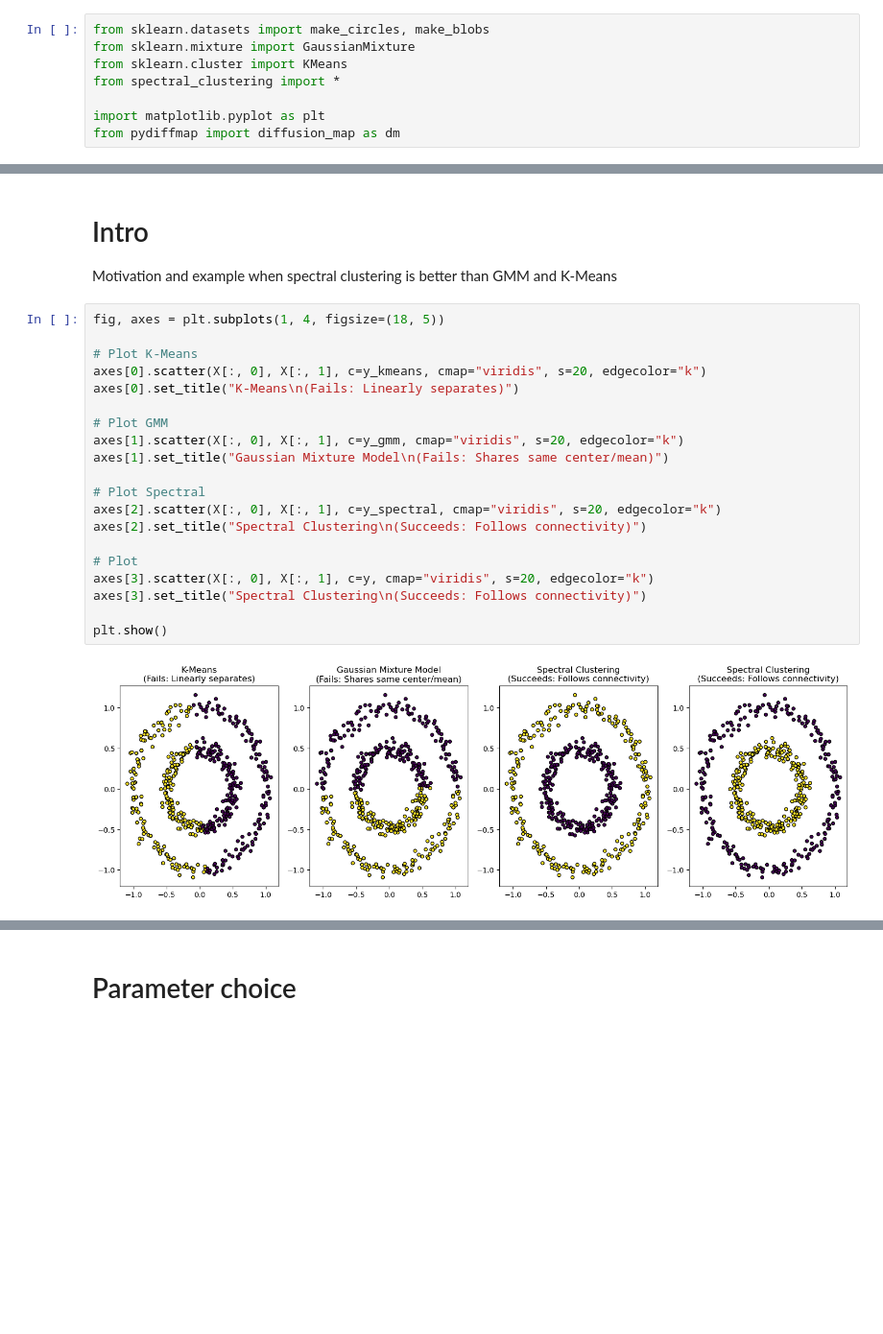
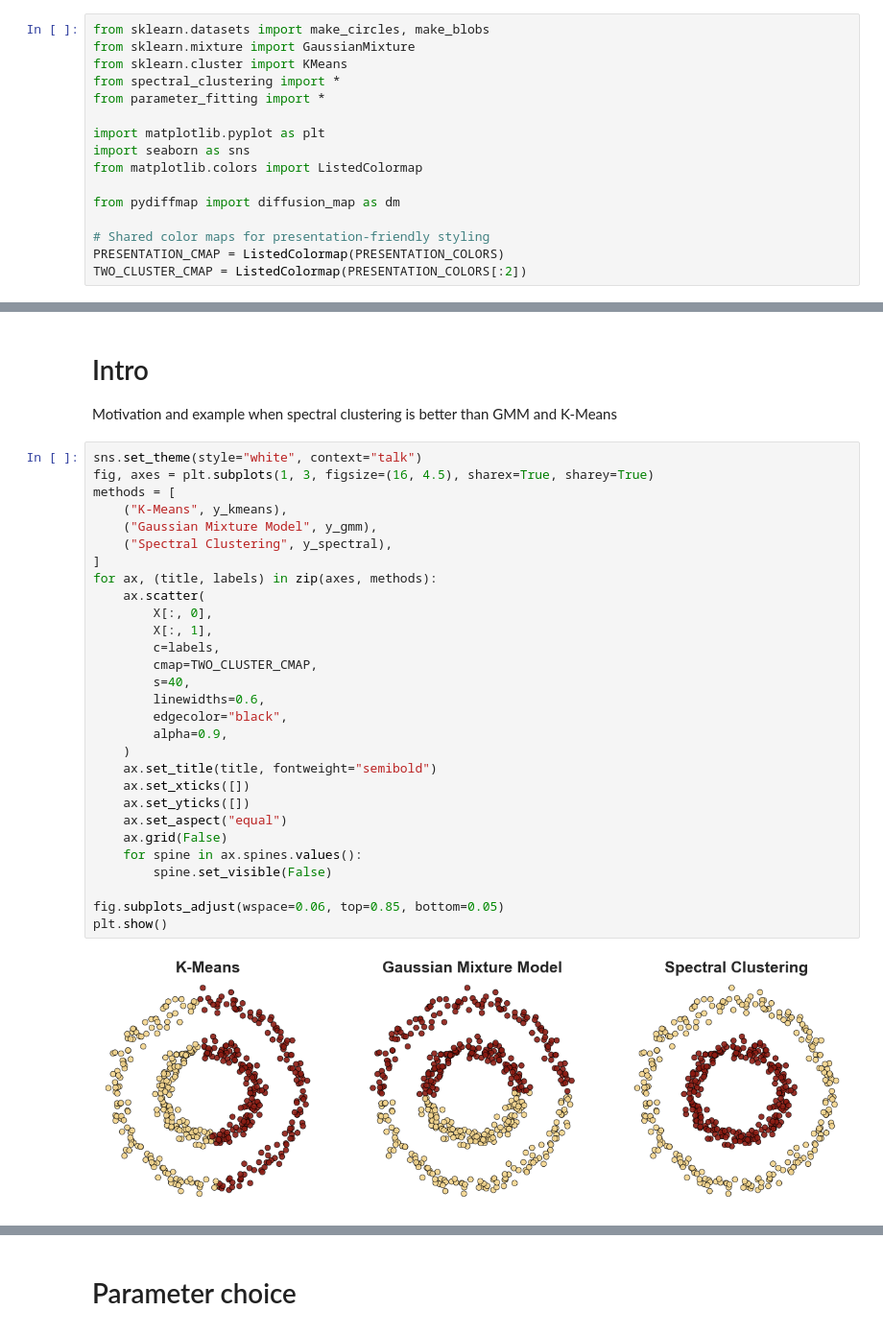
Before and after one commit to vladimirminaev/spectral_clustering, a Jupyter notebook: Notebooks/Vladimir/presentation.ipynb, the cells around one changed output, grey strips where cells are left out. Shown: that part at 96% size. Drawn from its saved outputs; the diff is of its cells as text; blank space fills up the shorter version.

```diff
--- a/Notebooks/Vladimir/presentation.ipynb
+++ b/Notebooks/Vladimir/presentation.ipynb
@@ -11,6 +11,14 @@ from sklearn.datasets import make_circles, make_blobs
 from sklearn.mixture import GaussianMixture
 from sklearn.cluster import KMeans
 from spectral_clustering import *
+from parameter_fitting import *
 
 import matplotlib.pyplot as plt
+import seaborn as sns
+from matplotlib.colors import ListedColormap
+
 from pydiffmap import diffusion_map as dm
+
+# Shared color maps for presentation-friendly styling
+PRESENTATION_CMAP = ListedColormap(PRESENTATION_COLORS)
+TWO_CLUSTER_CMAP = ListedColormap(PRESENTATION_COLORS[:2])
@@ -43,24 +49,33 @@ y_spectral = spectral_clustering.labels
 
 Motivation and example when spectral clustering is better than GMM and K-Means
 # %%
-fig, axes = plt.subplots(1, 4, figsize=(18, 5))
+sns.set_theme(style="white", context="talk")
+fig, axes = plt.subplots(1, 3, figsize=(16, 4.5), sharex=True, sharey=True)
+methods = [
+    ("K-Means", y_kmeans),
+    ("Gaussian Mixture Model", y_gmm),
+    ("Spectral Clustering", y_spectral),
+]
+for ax, (title, labels) in zip(axes, methods):
+    ax.scatter(
+        X[:, 0],
+        X[:, 1],
+        c=labels,
+        cmap=TWO_CLUSTER_CMAP,
+        s=40,
+        linewidths=0.6,
+        edgecolor="black",
+        alpha=0.9,
+    )
+    ax.set_title(title, fontweight="semibold")
+    ax.set_xticks([])
+    ax.set_yticks([])
+    ax.set_aspect("equal")
+    ax.grid(False)
+    for spine in ax.spines.values():
+        spine.set_visible(False)
 
-# Plot K-Means
-axes[0].scatter(X[:, 0], X[:, 1], c=y_kmeans, cmap="viridis", s=20, edgecolor="k")
-axes[0].set_title("K-Means\n(Fails: Linearly separates)")
-
-# Plot GMM
-axes[1].scatter(X[:, 0], X[:, 1], c=y_gmm, cmap="viridis", s=20, edgecolor="k")
-axes[1].set_title("Gaussian Mixture Model\n(Fails: Shares same center/mean)")
-
-# Plot Spectral
-axes[2].scatter(X[:, 0], X[:, 1], c=y_spectral, cmap="viridis", s=20, edgecolor="k")
-axes[2].set_title("Spectral Clustering\n(Succeeds: Follows connectivity)")
-
-# Plot
-axes[3].scatter(X[:, 0], X[:, 1], c=y, cmap="viridis", s=20, edgecolor="k")
-axes[3].set_title("Spectral Clustering\n(Succeeds: Follows connectivity)")
-
+fig.subplots_adjust(wspace=0.06, top=0.85, bottom=0.05)
 plt.show()
 # %% [output]
-[figure, old version]
+[figure, new version]
```
Also changed, not shown: parts of 25 cells of this notebook, 3 other files.
